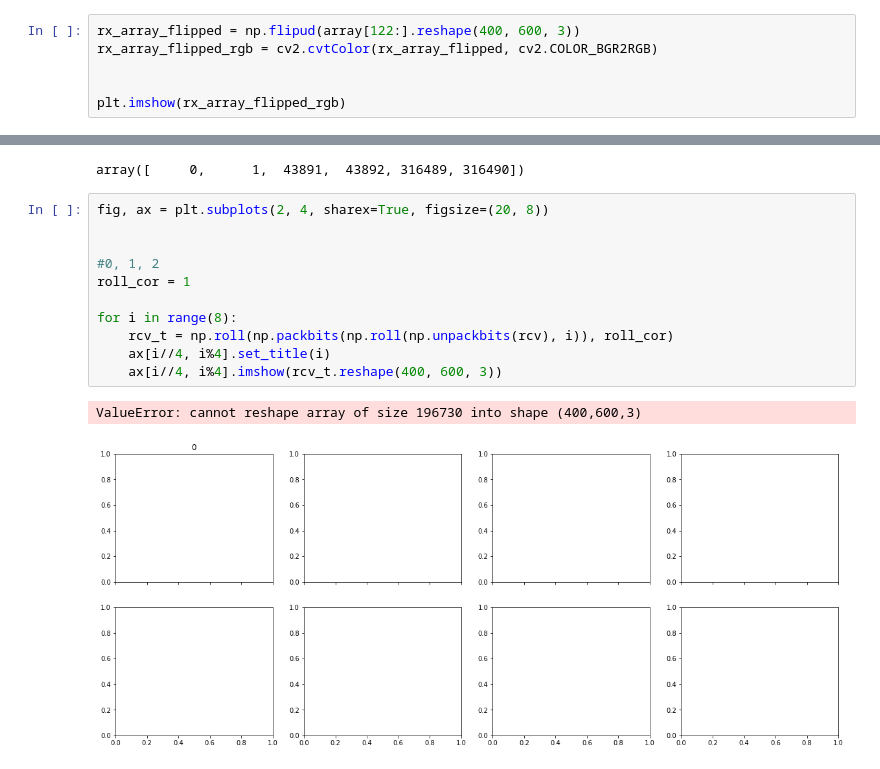
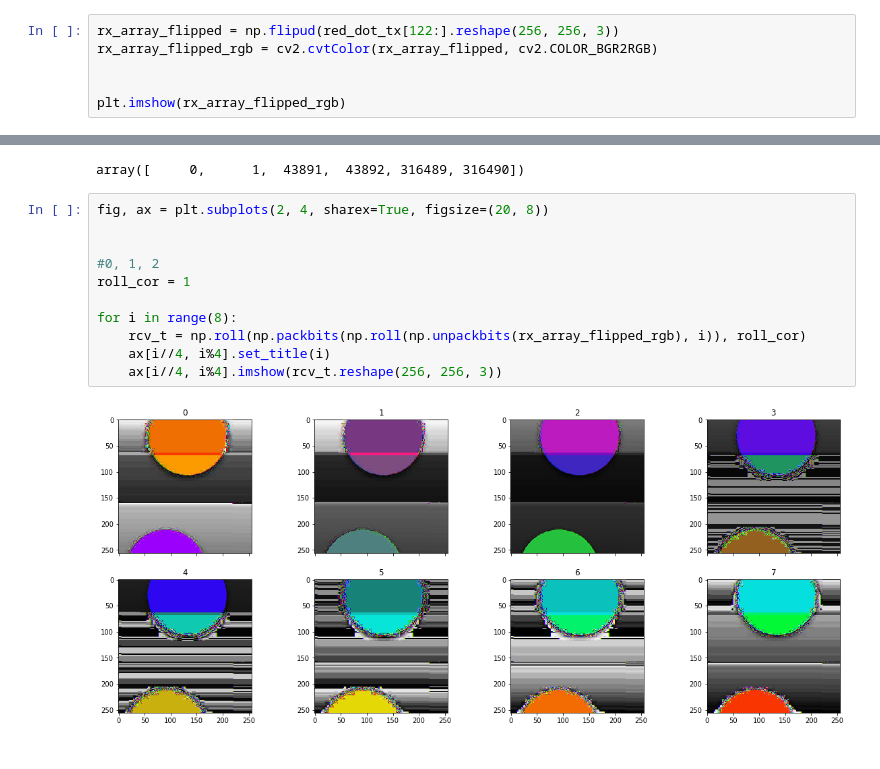
Before and after one commit to rafaelmcam/gr-ITpp, a Jupyter notebook: examples/BPSK Ladams/11-04-2019 RTL/RTL.ipynb, the cells around one changed output, grey strips where cells are left out. Saved outputs shown, nothing was run; the diff lists cells and outputs as text.

```diff
--- a/examples/BPSK Ladams/11-04-2019 RTL/RTL.ipynb
+++ b/examples/BPSK Ladams/11-04-2019 RTL/RTL.ipynb
@@ -39,7 +35,7 @@ orig[122:]
 # %% [output]
 array([192, 189, 185, ..., 167, 151, 138], dtype=uint8)
 # %%
-rx_array_flipped = np.flipud(array[122:].reshape(400, 600, 3))
+rx_array_flipped = np.flipud(red_dot_tx[122:].reshape(256, 256, 3))
 rx_array_flipped_rgb = cv2.cvtColor(rx_array_flipped, cv2.COLOR_BGR2RGB)
 
 
@@ -125,14 +122,13 @@ array([     0,      1,  43891,  43892, 316489, 316490])
 # %%
 fig, ax = plt.subplots(2, 4, sharex=True, figsize=(20, 8))
 
 
 #0, 1, 2
 roll_cor = 1
 
 for i in range(8):
-    rcv_t = np.roll(np.packbits(np.roll(np.unpackbits(rcv), i)), roll_cor)
+    rcv_t = np.roll(np.packbits(np.roll(np.unpackbits(rx_array_flipped_rgb), i)), roll_cor)
     ax[i//4, i%4].set_title(i)
-    ax[i//4, i%4].imshow(rcv_t.reshape(400, 600, 3))
+    ax[i//4, i%4].imshow(rcv_t.reshape(256, 256, 3))
 # %% [output]
-ValueError: cannot reshape array of size 196730 into shape (400,600,3)
-[figure, old version]
+[figure, new version]
```
Also changed, not shown: parts of 8 cells of this notebook, 14 other files.
